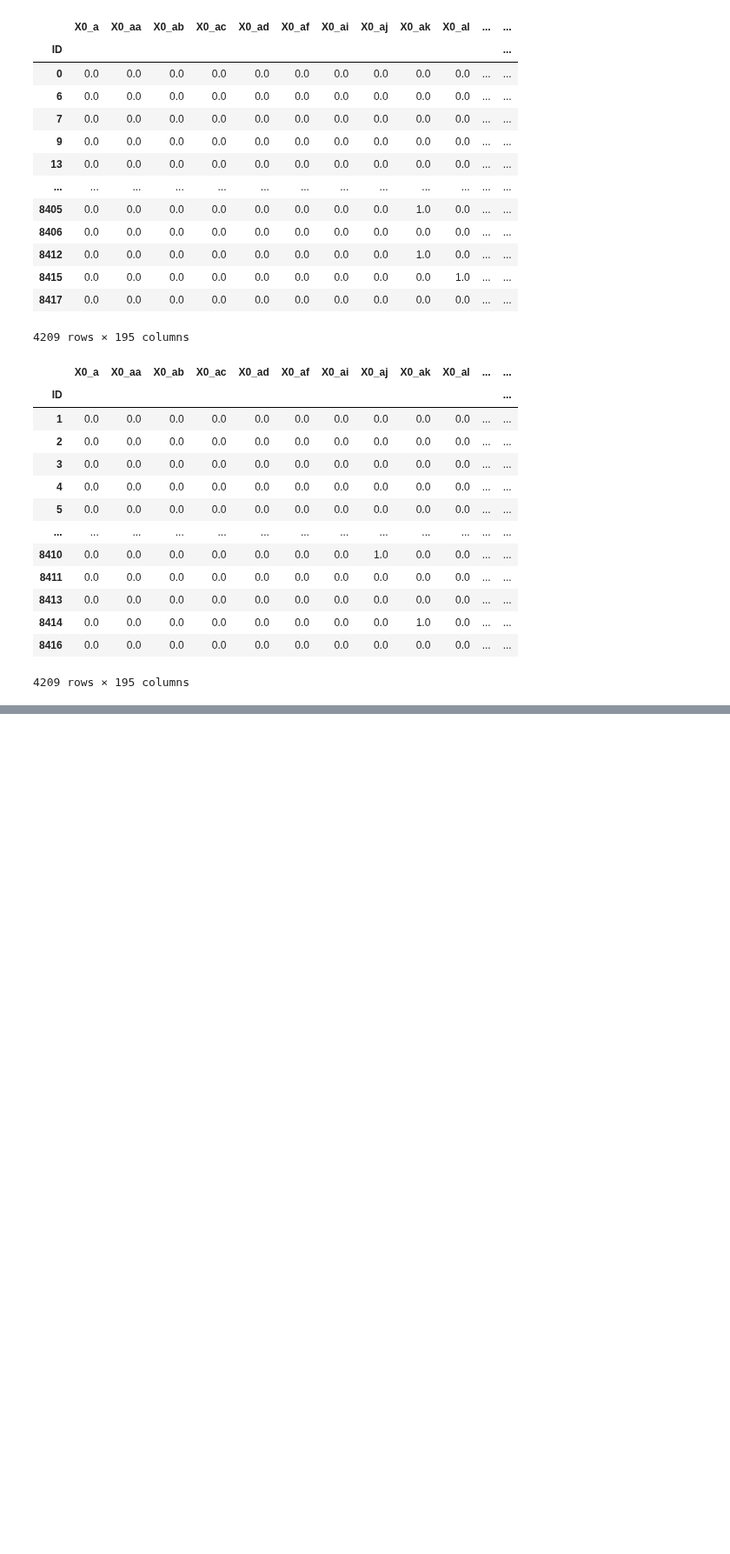
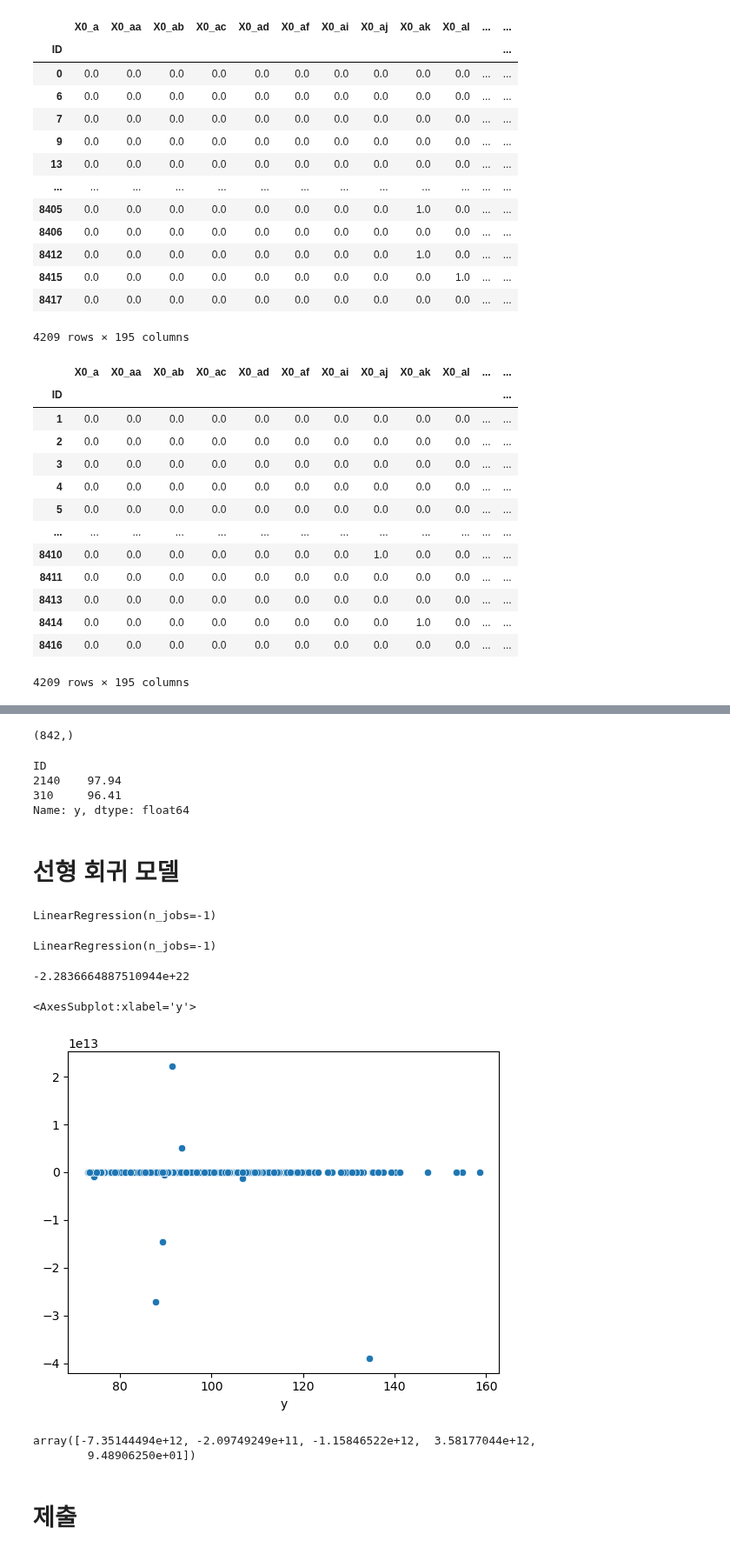
Before and after one commit to wumusill/AI_School, a Jupyter notebook: ML/Benz/benz.ipynb, the cells around one changed output, grey strips where cells are left out. Shown at 87% size. Drawn from its saved outputs; the diff is of its cells as text; code cells hidden in the pictures; blank space fills up the shorter version.

```diff
--- a/ML/Benz/benz.ipynb
+++ b/ML/Benz/benz.ipynb
@@ -215,0 +276,8 @@ pd.concat([train_num, df_train_ohe], axis=1)
+# %%
+# label과 feature 분리
+X = df_train.drop(columns="y")
+y = df_train["y"]
+
+print(X.shape, y.shape)
+display(X.head(2))
+display(y.head(2))
@@ -215,0 +295,8 @@ pd.concat([train_num, df_train_ohe], axis=1)
+# %%
+from sklearn.model_selection import train_test_split
+
+X_train, X_valid, y_train, y_valid = train_test_split(X, y, test_size=0.2, random_state=42)
+
+# test set
+X_test = df_test
+X_test.shape
@@ -215,0 +334,39 @@ pd.concat([train_num, df_train_ohe], axis=1)
+# %%
+print(y_valid.shape)
+y_valid.head(2)
+# %% [output]
+(842,)
+ID
+2140    97.94
+310     96.41
+Name: y, dtype: float64
+# %% [markdown]
+# 선형 회귀 모델
+# %%
+from sklearn.linear_model import LinearRegression
+
+model = LinearRegression(n_jobs=-1)
+model
+# %% [output]
+LinearRegression(n_jobs=-1)
+# %%
+model.fit(X_train, y_train)
+# %% [output]
+LinearRegression(n_jobs=-1)
+# %%
+model.score(X_valid, y_valid)
+# %% [output]
+-2.2836664887510944e+22
+# %%
+sns.scatterplot(x=y_valid, y=model.predict(X_valid))
+# %% [output]
+<AxesSubplot:xlabel='y'>
+[figure, added]
+# %%
+y_predict = model.predict(X_test)
+y_predict[:5]
+# %% [output]
+array([-7.35144494e+12, -2.09749249e+11, -1.15846522e+12,  3.58177044e+12,
+        9.48906250e+01])
+# %% [markdown]
+# 제출
```
Also changed, not shown: parts of 24 cells of this notebook, 3 other files.
